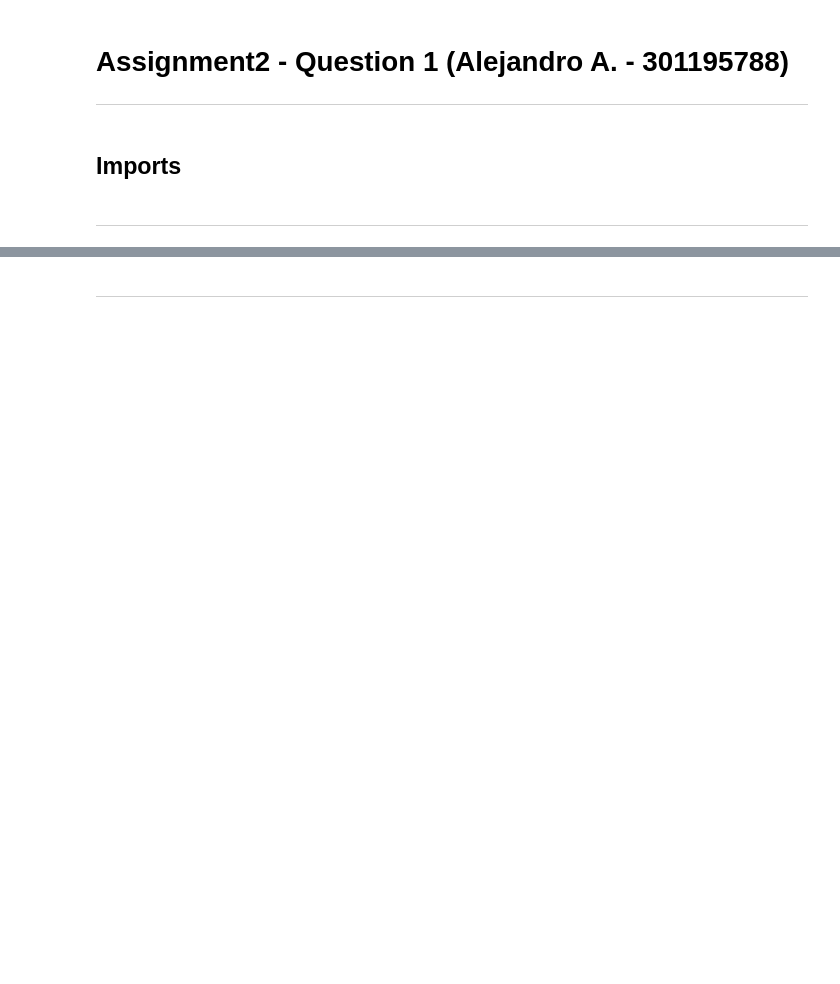
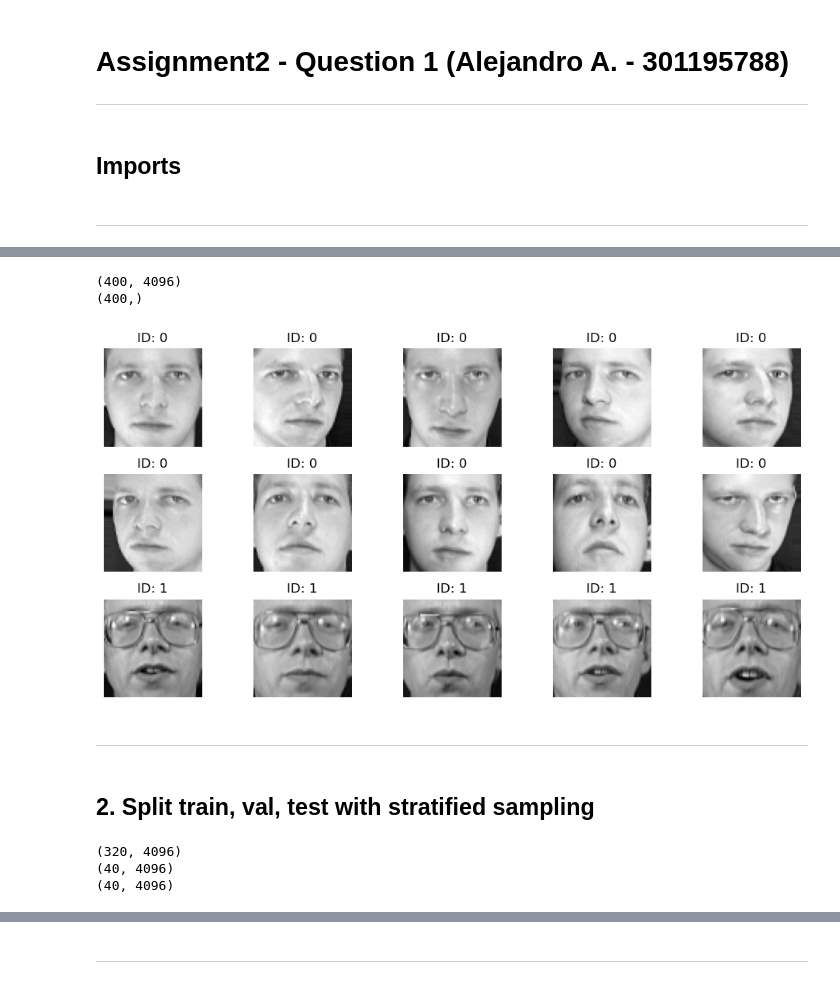
Before and after one commit to Ale248/FALL2024_COMP257, a Jupyter notebook: Assignment2/A2_Question1.ipynb, the cells around one changed output, grey strips where cells are left out. Cells and saved outputs as stored; diff of their text form; code cells hidden in the pictures; blank space fills up the shorter version.

```diff
--- a/Assignment2/A2_Question1.ipynb
+++ b/Assignment2/A2_Question1.ipynb
@@ -25,0 +27,2 @@ y = mnist.target
+# %%
+olivetti_faces = fetch_olivetti_faces()
@@ -25,0 +31,26 @@ y = mnist.target
+# %%
+X = olivetti_faces.data
+y = olivetti_faces.target
+images = olivetti_faces.images # 64x64 version of .data
+print(X.shape)
+print(y.shape)
+# %% [output]
+(400, 4096)
+(400,)
+# %%
+# Plot first 15 images
+fig, axes = plt.subplots(3, 5, figsize=(10, 5))
+
+for i, ax in enumerate(axes.ravel()):
+    ax.imshow(images[i], cmap='gray')
+    ax.set_title(f"ID: {y[i]}")
+    ax.axis('off')
+
+plt.tight_layout()
+plt.show()
+# %% [output]
+[figure, added]
+# %% [markdown]
+---
+# %% [markdown]
+## 2. Split train, val, test with stratified sampling
@@ -25,0 +74,8 @@ y = mnist.target
+# %%
+print(X_train.shape)
+print(X_val.shape)
+print(X_test.shape)
+# %% [output]
+(320, 4096)
+(40, 4096)
+(40, 4096)
```
Also changed, not shown: parts of 51 cells of this notebook, 2 other files.
